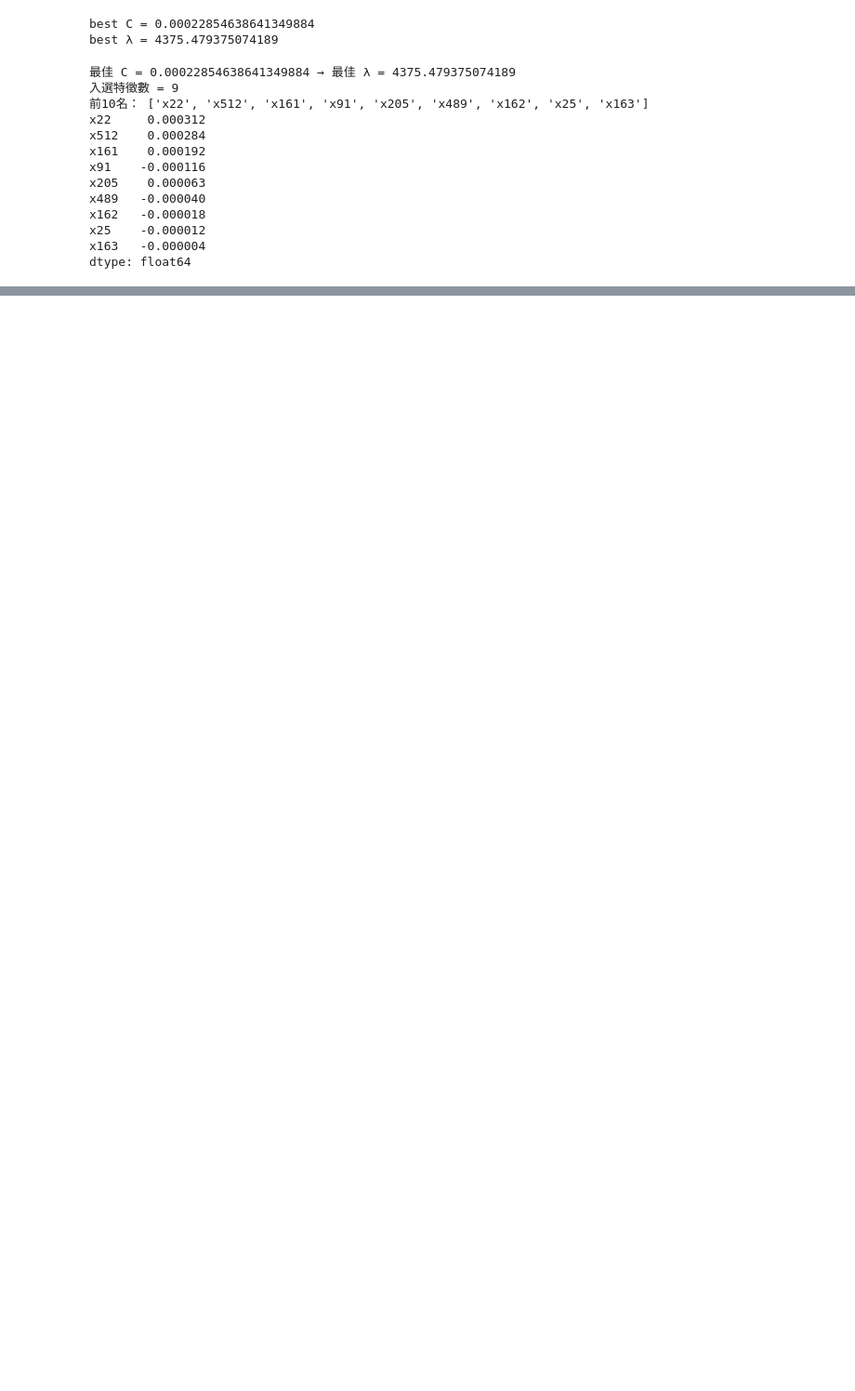
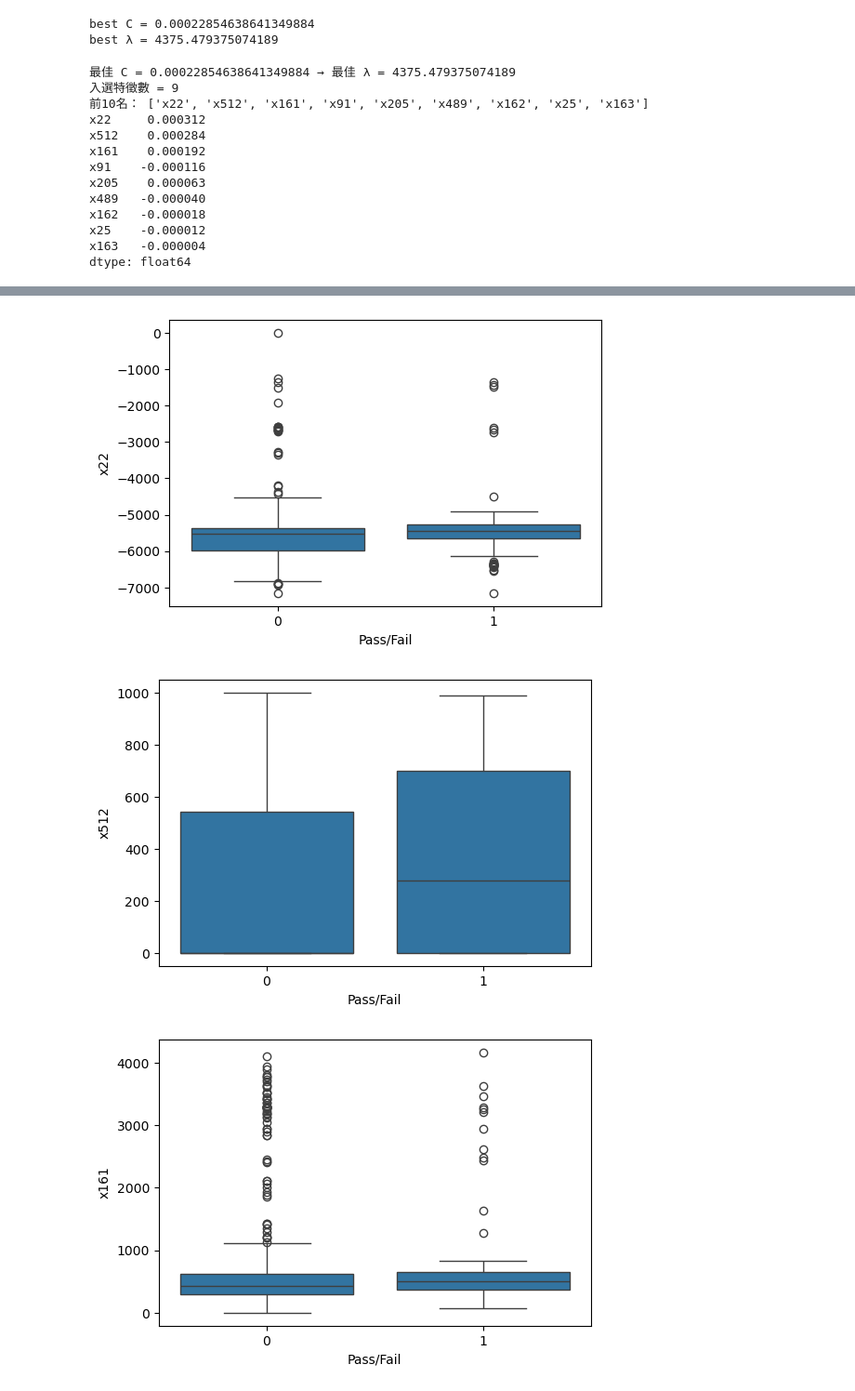
Before and after one commit to JackHuang0125/WHAT_I_DID, a Jupyter notebook: 0 Meeting/0_PAPER_0911.ipynb, the cells around one changed output, grey strips where cells are left out. Shown at 93% size. Cells and saved outputs as stored; diff of their text form; code cells hidden in the pictures; blank space fills up the shorter version.

```diff
--- a/0 Meeting/0_PAPER_0911.ipynb
+++ b/0 Meeting/0_PAPER_0911.ipynb
@@ -377,0 +236,13 @@ GM =  27.99 %
+# %%
+secom = pd.read_csv(r'C:\Users\No\Documents\GitHub\psychic-spoon\DataSet\secom.csv', sep='\t')
+X = secom.drop(columns=['Time', 'Pass/Fail'])
+y = secom['Pass/Fail'].replace({-1:0, 1:1}).astype(int)
+
+na_counts = X.isna().sum()
+X = X.loc[:, na_counts<=550].copy()
+uniq_counts = X.nunique(dropna=False)
+X = X.loc[:, uniq_counts>=50].copy()
+X = X.loc[:, ~X.T.duplicated(keep='first')].copy()
+
+subX = X.loc[:, ['x22', 'x512', 'x161', 'x91', 'x205', 'x489', 'x162', 'x25', 'x163']]
+subX = pd.concat([subX, secom[['Time', 'Pass/Fail']]], axis=1)
@@ -377,0 +265,11 @@ GM =  27.99 %
+# %%
+features = ['x22', 'x512', 'x161', 'x91', 'x205', 'x489', 'x162', 'x25', 'x163']
+
+for col in features:
+    plt.figure(figsize=(6,4))
+    sns.boxplot(x='Pass/Fail', y=col, data=subX)
+    plt.show()
+# %% [output]
+[figure, added]
+[figure, added]
+[figure, added]
```
Also changed, not shown: parts of 15 cells of this notebook.
